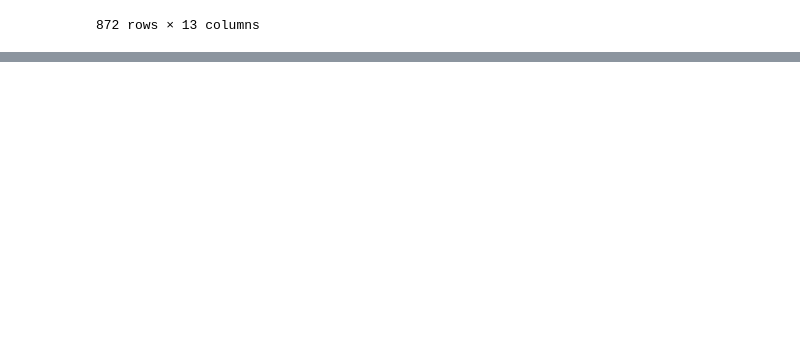
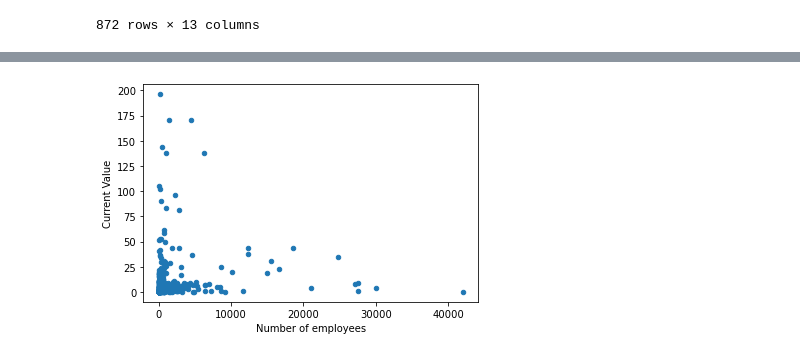
Before and after one commit to ClareSpecht/Project1_Room6, a Jupyter notebook: data_analysis.ipynb, the cells around one changed output, grey strips where cells are left out. Cells and saved outputs as stored; diff of their text form; code cells hidden in the pictures; blank space fills up the shorter version.

```diff
--- a/data_analysis.ipynb
+++ b/data_analysis.ipynb
@@ -312,0 +310,17 @@ bin_names = ["Small", "Medium", "Large"]
+# %%
+#Scatter Plot by Numbers of Employees versus Valuation
+usonly["Number of employees"] = pd.to_numeric(usonly["Number of employees"])
+
+#for amount in range(len(usonly)):
+#    if usonly["Current"][amount][0] in (["$"]):
+#        usonly["Current"] = usonly["Current"].str.slice(start=1)
+
+usonly["Current"] = pd.to_numeric(usonly["Current"])
+valuation = usonly.plot(kind="scatter", x="Number of employees", y="Current")
+valuation.set_ylabel('Current Value')
+
+plt.savefig("Images/ValueperSize.png")
+
+plt.show()
+# %% [output]
+[figure, added]
```
Also changed, not shown: parts of 5 cells of this notebook, 5 other files.
